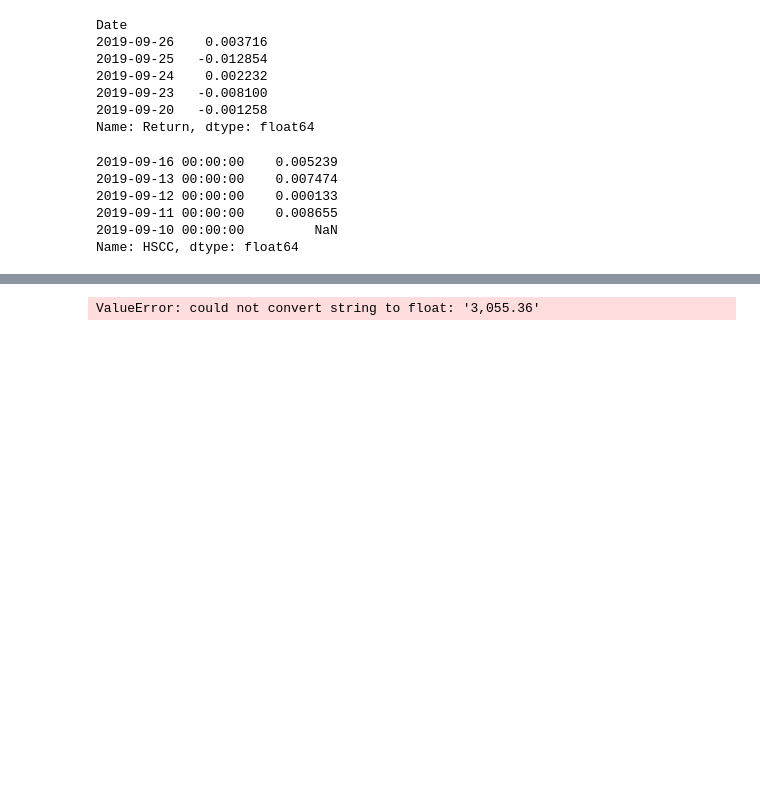
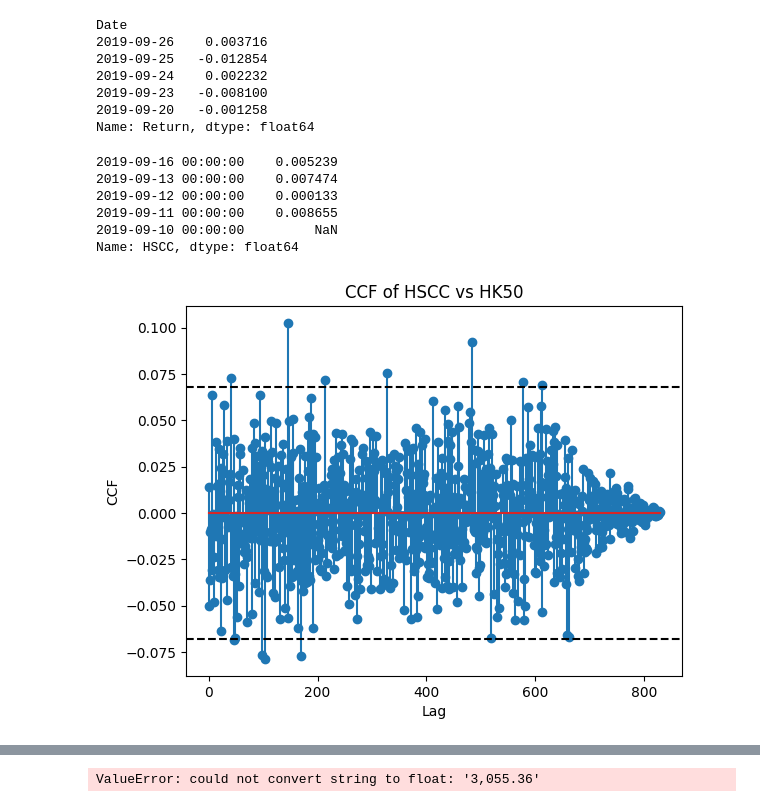
Before and after one commit to jjiaoyuwang/WQU-capstone, a Jupyter notebook: temporary-code.ipynb, the cells around one changed output, grey strips where cells are left out. Cells and saved outputs as stored; diff of their text form; code cells hidden in the pictures; blank space fills up the shorter version.

Commit message:
CCF function written and tested on HSCC and HK50

```diff
--- a/temporary-code.ipynb
+++ b/temporary-code.ipynb
@@ -175,3 +169,28 @@ HSI_returns_df['HSCC'].tail()
 2019-09-11 00:00:00    0.008655
 2019-09-10 00:00:00         NaN
 Name: HSCC, dtype: float64
+# %%
+# perform ccf on entire dataset
+
+def calc_ccf(a,b,title):
+    '''
+    For arrays a, b run statsmodesl ccf.
+    input - a,b as pandas df, not values
+    To do: extra argument for window which will then return another time series. Maybe only relevant for correlation / cointegration?
+    '''
+
+    len_shortest_array = get_shortest_array(a,b)
+
+    ccf_output = smt.ccf(a.iloc[:len_shortest_array],b.iloc[:len_shortest_array], adjusted=False)
+
+    plt.stem(range(len(ccf_output)), ccf_output)
+    plt.title(title)
+    plt.xlabel('Lag')
+    plt.ylabel('CCF')
+    # 95% UCL / LCL
+    plt.axhline(-1.96/np.sqrt(len_shortest_array), color='k', ls='--')
+    plt.axhline(1.96/np.sqrt(len_shortest_array), color='k', ls='--')
+# %%
+calc_ccf(HSI_returns_df['HSCC'].dropna(),HK50['Return'].dropna(), 'CCF of HSCC vs HK50')
+# %% [output]
+[figure, added]
```
Also changed, not shown: parts of 6 cells of this notebook.
